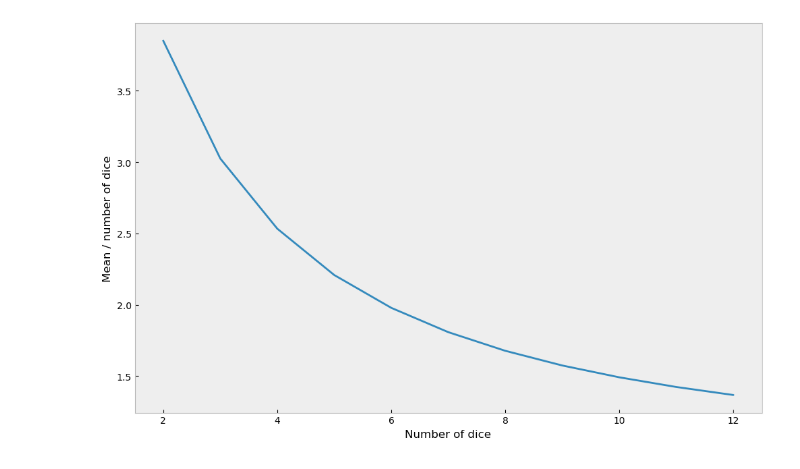
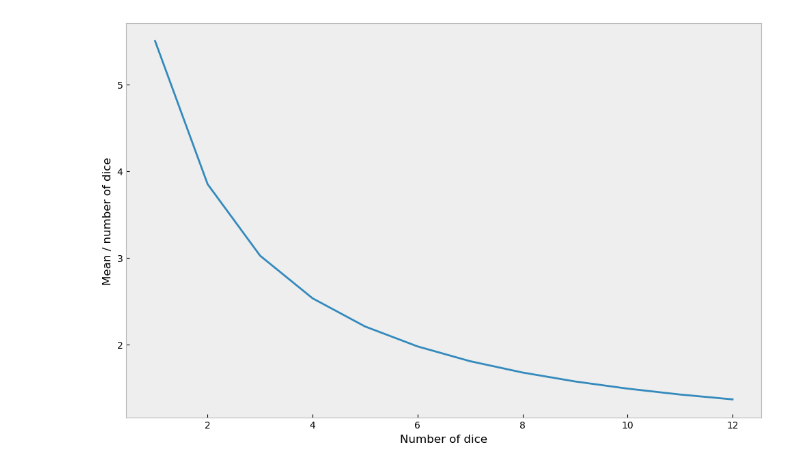
Before and after one commit to posita/dyce-notebooks, a Jupyter notebook: files/stack-exchange/sum-of-highest-195988/index.ipynb, the cells around one changed output. Cells and saved outputs as stored; diff of their text form; code cells hidden in the pictures.

```diff
--- a/files/stack-exchange/sum-of-highest-195988/index.ipynb
+++ b/files/stack-exchange/sum-of-highest-195988/index.ipynb
@@ -26,7 +37,7 @@ def mechanic(nd10_roll):
     return max_sum
 
 results = {
-  n: P.foreach(mechanic, nd10_roll=n@P(d10))
+  n: P.foreach(mechanic, nd10_roll=n@P(d10)) / n
   for n in range(2, 7)
 }
 
@@ -39,18 +50,18 @@ jupyter_visualize(
 # %%
 import matplotlib.pyplot
 
 extended_results = {
   n: P.foreach(mechanic, nd10_roll=n@P(d10))
-  for n in range(2, 13)
+  for n in range(1, 13)
 }
 
 x, y = zip(*((n, h.mean() / n) for n, h in extended_results.items()))
 
 _, ax = matplotlib.pyplot.subplots()
 ax.plot(x, y)
 ax.set_xlabel('Number of dice')
 ax.set_ylabel('Mean / number of dice')
 ax.grid()
 matplotlib.pyplot.show()
 # %% [output]
-[figure, old version]
+[figure, new version]
```
Also changed, not shown: parts of 1 cell of this notebook, 18 other files.
